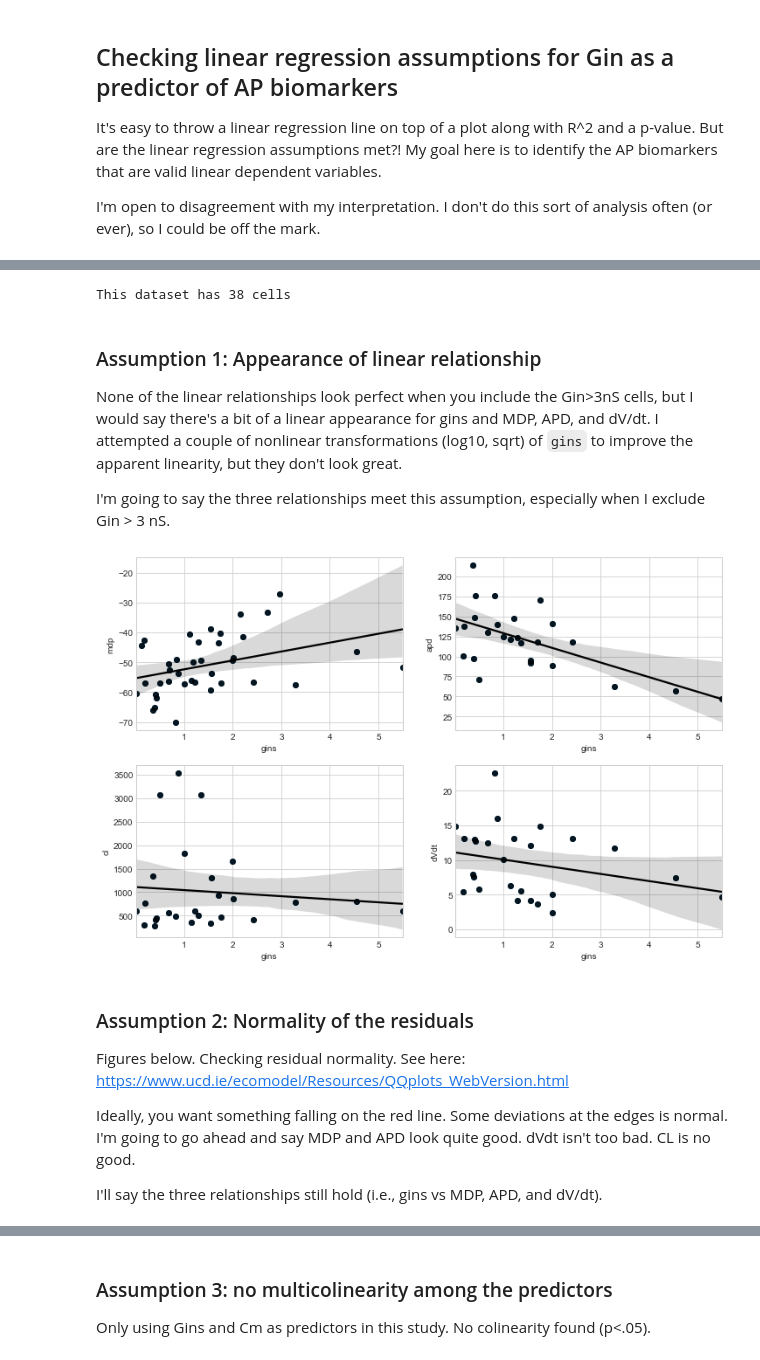
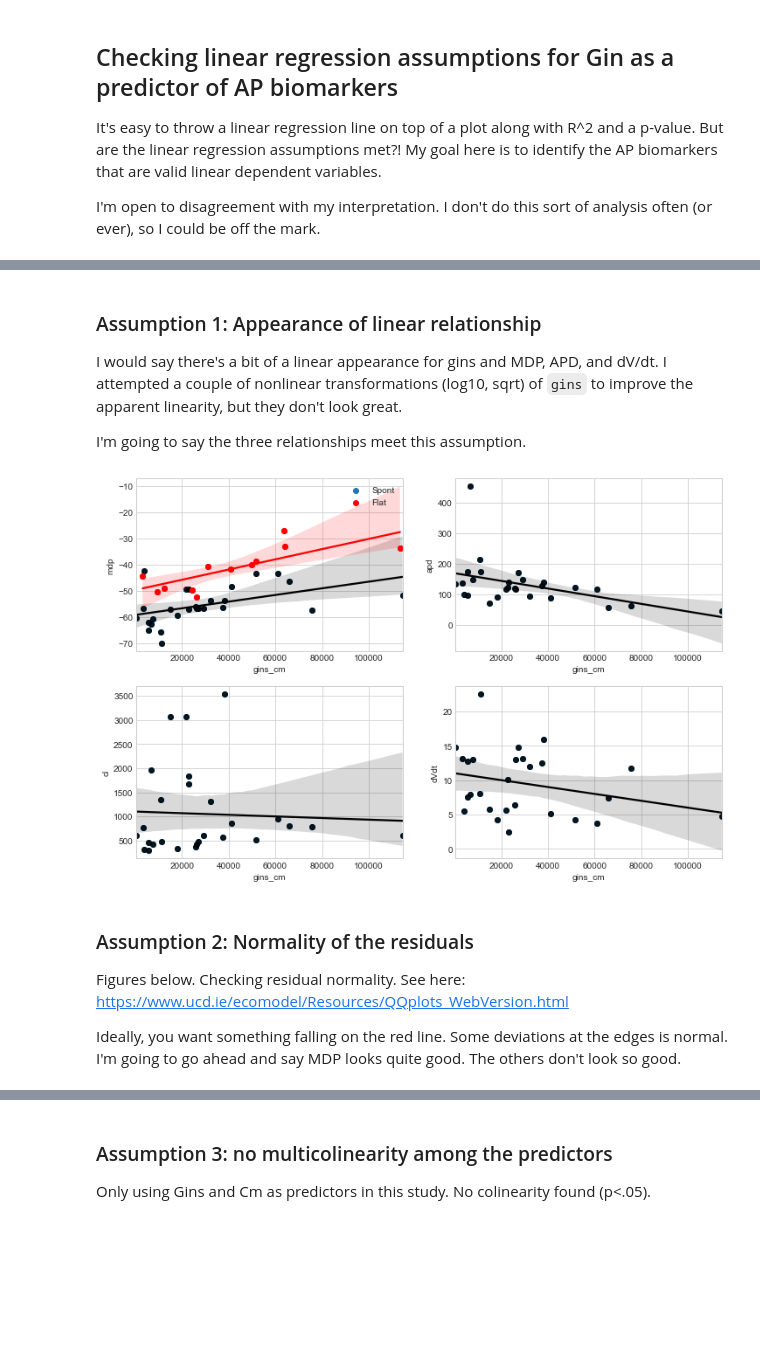
Before and after one commit to Christini-Lab/iPSC-leak-artifact, a Jupyter notebook: rm-linearity-check.ipynb, the cells around one changed output, grey strips where cells are left out. Drawn from its saved outputs; the diff is of its cells as text; code cells hidden in the pictures; blank space fills up the shorter version.

```diff
--- a/rm-linearity-check.ipynb
+++ b/rm-linearity-check.ipynb
@@ -36,13 +35,14 @@ all_cells = listdir('./data/cells')
 all_cell_params = {'cell': [],
                'is_spont': [],
                'gins': [],
+               'gins_cm': [],
                'cm': [],
                'mdp': [],
                'apd': [],
                'cl': [],
                'dVdt': []}
 
-# rm, cm, mdp, apd, cl, dVdt
+# gin, cm, mdp, apd, cl, dVdt
 for cell in all_cells:
     if 'DS_Store' in cell:
         continue
@@ -52,12 +52,10 @@ for cell in all_cells:
 
     gin = 1/cell_params['Rm'].values[0]*1000
 
-    if gin > 3:
-        print(f'Gin for {cell} >3 nS')
-
     all_cell_params['cell'].append(cell)
     all_cell_params['gins'].append(gin)
     all_cell_params['cm'].append(cell_params['Cm'].values[0])
+    all_cell_params['gins_cm'].append(gin / cell_params['Cm'].values[0]*1E6)
 
     all_cell_params['mdp'].append( ap_dat['Voltage (V)'].min()*1000)
 
@@ -96,34 +82,33 @@ Initially, I recommend only excluding **6_033021_4_alex_control**. Once you go t
-# %%
-all_cell_params = all_cell_params[all_cell_params['cell'] != '6_033021_4_alex_control']
-#all_cell_params = all_cell_params[all_cell_params['gins'] < 3]
-print(f'This dataset has {len(all_cell_params)} cells')
-# %% [output]
-This dataset has 38 cells
 # %% [markdown]
 ### Assumption 1: Appearance of linear relationship
 
-None of the linear relationships look perfect when you include the Gin>3nS cells, but I would say there's a bit of a linear appearance for gins and MDP, APD, and dV/dt. I attempted a couple of nonlinear transformations (log10, sqrt) of `gins` to improve the apparent linearity, but they don't look great.
+I would say there's a bit of a linear appearance for gins and MDP, APD, and dV/dt. I attempted a couple of nonlinear transformations (log10, sqrt) of `gins` to improve the apparent linearity, but they don't look great.
 
-I'm going to say the three relationships meet this assumption, especially when I exclude Gin > 3 nS.
+I'm going to say the three relationships meet this assumption.
 # %%
 fig, axs = plt.subplots(2,2, figsize=(12, 8));
 axs = axs.flatten()
 
 dependents = ['mdp', 'apd', 'cl', 'dVdt']
 for i, ylabel in enumerate(dependents):
-    axs[i].scatter(x=all_cell_params['gins'], y=all_cell_params[ylabel])
-    #curr_dat = all_cell_params[all_cell_params['gins'] < 3]
-    curr_dat = all_cell_params
-    regplot(x=curr_dat['gins'], y=curr_dat[ylabel], color='k', ax=axs[i])
+    if i == 0:
+        axs[i].scatter(x=all_cell_params[all_cell_params['is_spont']]['gins_cm'], y=all_cell_params[all_cell_params['is_spont']][ylabel], label='Spont')
+        regplot(x=all_cell_params[all_cell_params['is_spont']]['gins_cm'], y=all_cell_params[all_cell_params['is_spont']][ylabel], color='k', ax=axs[i])
+
+        axs[i].scatter(x=all_cell_params[~all_cell_params['is_spont']]['gins_cm'], y=all_cell_params[~all_cell_params['is_spont']][ylabel], color='r', label='Flat')
+        regplot(x=all_cell_params[~all_cell_params['is_spont']]['gins_cm'], y=all_cell_params[~all_cell_params['is_spont']][ylabel], color='r', ax=axs[i])
+        axs[i].legend()
+    else:
+        axs[i].scatter(x=all_cell_params['gins_cm'], y=all_cell_params[ylabel])
+        curr_dat = all_cell_params
+        regplot(x=curr_dat['gins_cm'], y=curr_dat[ylabel], color='k', ax=axs[i])
 # %% [output]
-[figure, old version]
+[figure, new version]
 # %% [markdown]
 ### Assumption 2: Normality of the residuals
 Figures below. Checking residual normality. See here: https://www.ucd.ie/ecomodel/Resources/QQplots_WebVersion.html
 
-Ideally, you want something falling on the red line. Some deviations at the edges is normal. I'm going to go ahead and say MDP and APD look quite good. dVdt isn't too bad. CL is no good.
-
-I'll say the three relationships still hold (i.e., gins vs MDP, APD, and dV/dt).
+Ideally, you want something falling on the red line. Some deviations at the edges is normal. I'm going to go ahead and say MDP looks quite good. The others don't look so good.
 # %%
 fig, axs = plt.subplots(2,2, figsize=(12, 8));
 axs = axs.flatten()
```
Also changed, not shown: parts of 9 cells of this notebook.
